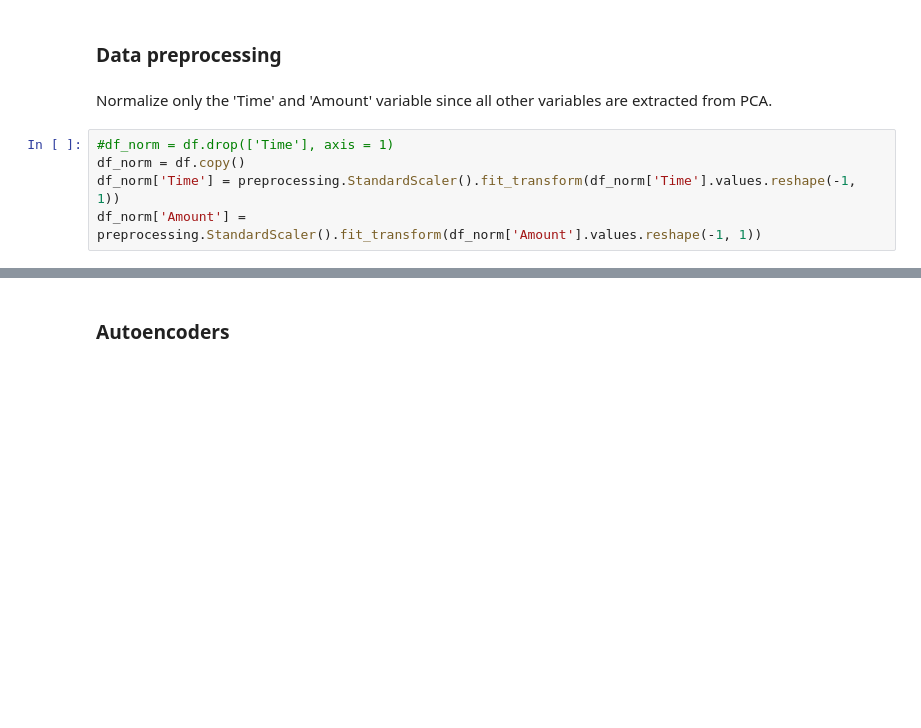
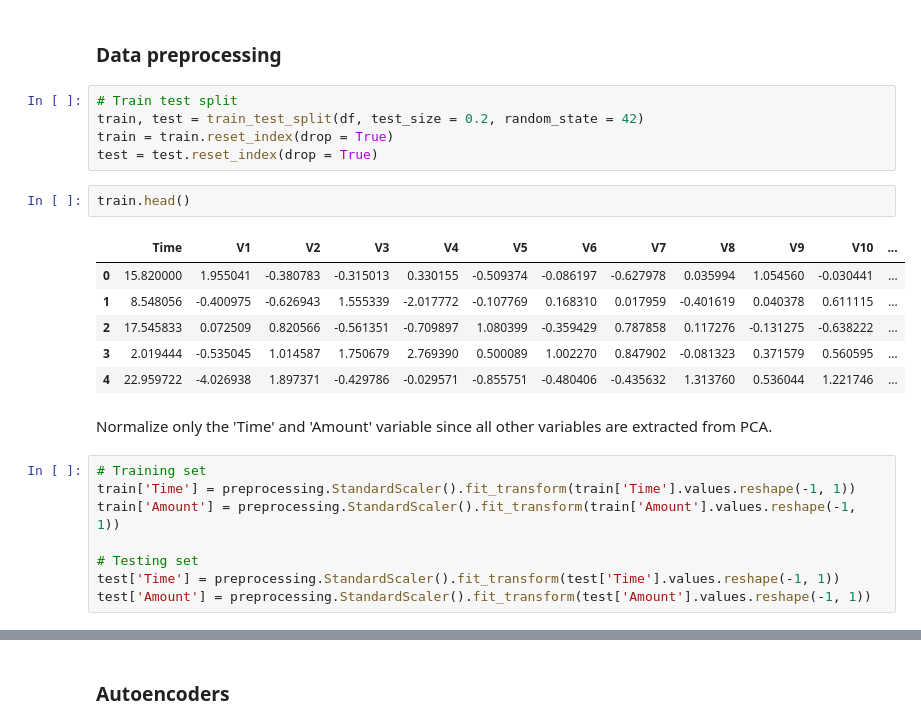
Before and after one commit to anthonyckleung/Autoencoders-Credit-Card-Fraud, a Jupyter notebook: credit-card-fraud-classifier.ipynb, the cells around one changed output, grey strips where cells are left out. Saved outputs shown, nothing was run; the diff lists cells and outputs as text; blank space fills up the shorter version.

```diff
--- a/credit-card-fraud-classifier.ipynb
+++ b/credit-card-fraud-classifier.ipynb
@@ -114,10 +122,27 @@ Accuracy Score:  0.9372156505914467
 **Observation**: High accuracy score obscures the poor $F$-score on classifying fraudulent predictions.
 # %% [markdown]
 ### Data preprocessing
+# %%
+# Train test split
+train, test = train_test_split(df, test_size = 0.2, random_state = 42)
+train = train.reset_index(drop = True)
+test = test.reset_index(drop = True)
+# %%
+train.head()
+# %% [output]
+|  | Time | V1 | V2 | V3 | V4 | V5 | V6 | V7 | V8 | V9 | V10 | ... |
+| 0 | 15.820000 | 1.955041 | -0.380783 | -0.315013 | 0.330155 | -0.509374 | -0.086197 | -0.627978 | 0.035994 | 1.054560 | -0.030441 | ... |
+| 1 | 8.548056 | -0.400975 | -0.626943 | 1.555339 | -2.017772 | -0.107769 | 0.168310 | 0.017959 | -0.401619 | 0.040378 | 0.611115 | ... |
+| 2 | 17.545833 | 0.072509 | 0.820566 | -0.561351 | -0.709897 | 1.080399 | -0.359429 | 0.787858 | 0.117276 | -0.131275 | -0.638222 | ... |
+| 3 | 2.019444 | -0.535045 | 1.014587 | 1.750679 | 2.769390 | 0.500089 | 1.002270 | 0.847902 | -0.081323 | 0.371579 | 0.560595 | ... |
+| 4 | 22.959722 | -4.026938 | 1.897371 | -0.429786 | -0.029571 | -0.855751 | -0.480406 | -0.435632 | 1.313760 | 0.536044 | 1.221746 | ... |
 # %% [markdown]
 Normalize only the 'Time' and 'Amount' variable since all other variables are extracted from PCA.
 # %%
-#df_norm = df.drop(['Time'], axis = 1)
-df_norm = df.copy()
-df_norm['Time'] = preprocessing.StandardScaler().fit_transform(df_norm['Time'].values.reshape(-1, 1))
-df_norm['Amount'] = preprocessing.StandardScaler().fit_transform(df_norm['Amount'].values.reshape(-1, 1))
+# Training set
+train['Time'] = preprocessing.StandardScaler().fit_transform(train['Time'].values.reshape(-1, 1))
+train['Amount'] = preprocessing.StandardScaler().fit_transform(train['Amount'].values.reshape(-1, 1))
+
+# Testing set
+test['Time'] = preprocessing.StandardScaler().fit_transform(test['Time'].values.reshape(-1, 1))
+test['Amount'] = preprocessing.StandardScaler().fit_transform(test['Amount'].values.reshape(-1, 1))
```
Also changed, not shown: parts of 13 cells of this notebook.
